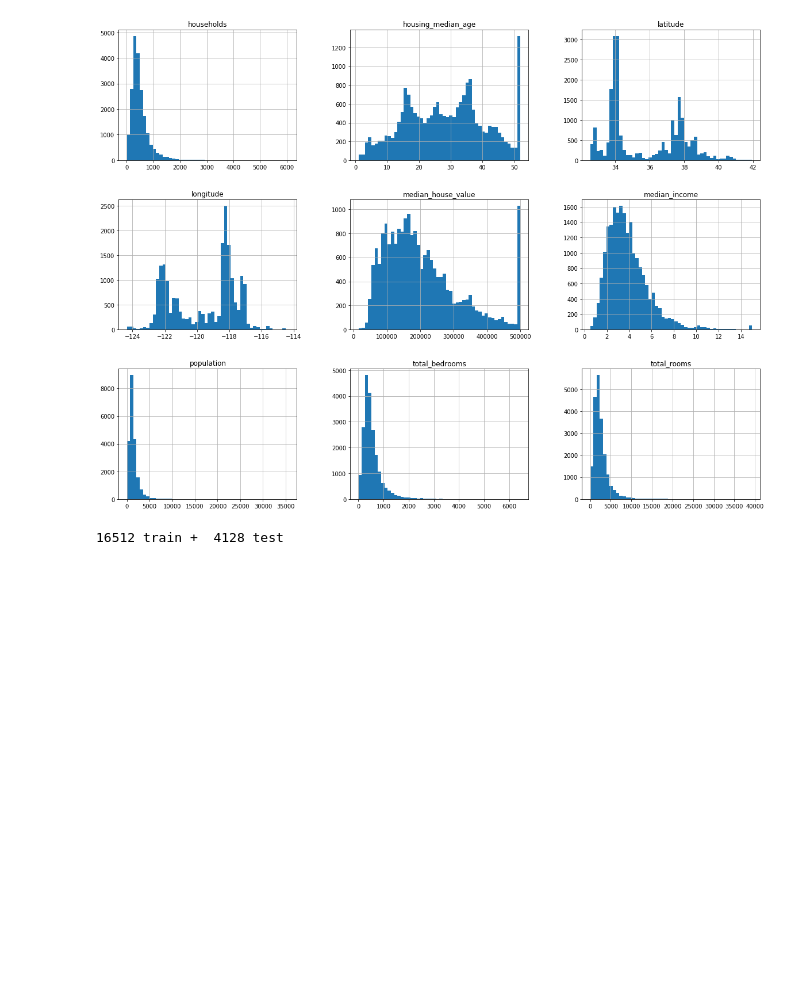
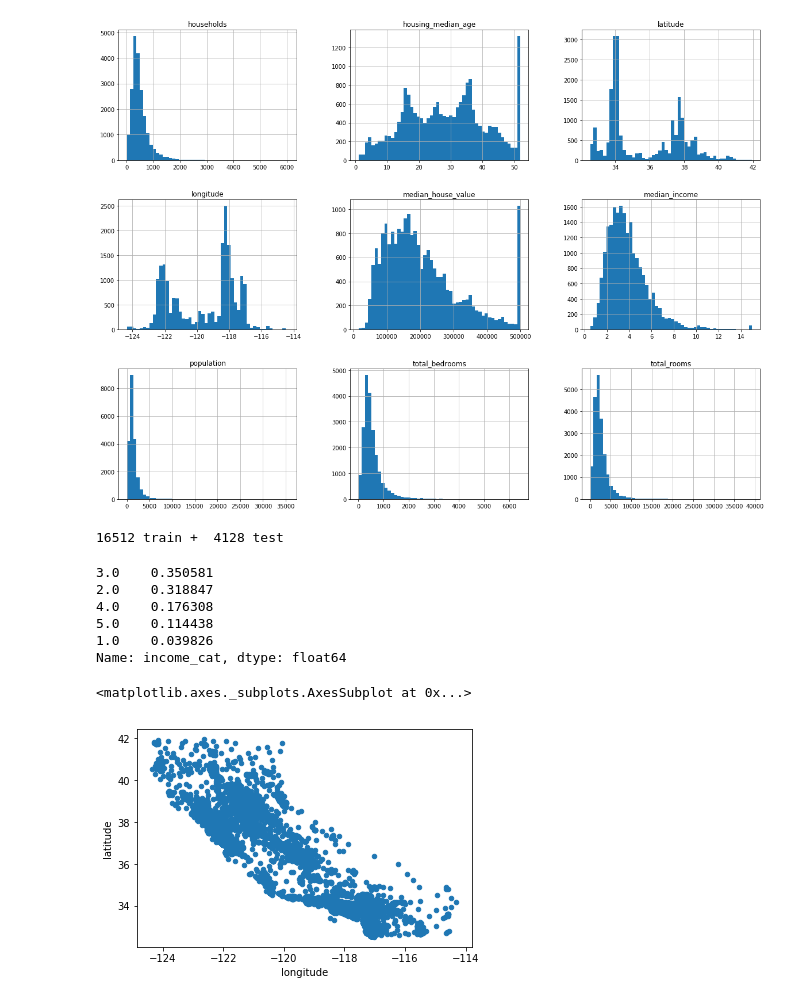
Before and after one commit to Weizhuo-Zhang/ML_coursera, a Jupyter notebook: hands_on_ML/2_end_to_end_machine_learning_project.ipynb, the cells around one changed output. Saved outputs shown, nothing was run; the diff lists cells and outputs as text; code cells hidden in the pictures; blank space fills up the shorter version.

```diff
--- a/hands_on_ML/2_end_to_end_machine_learning_project.ipynb
+++ b/hands_on_ML/2_end_to_end_machine_learning_project.ipynb
@@ -103,0 +116,20 @@ def test_set_check(identifier, test_ratio, hash):
+# %%
+housing["income_cat"] = np.ceil(housing["median_income"] / 1.5)
+housing["income_cat"].where(housing["income_cat"] < 5, 5.0, inplace=True)
+# %%
+from sklearn.model_selection import StratifiedShuffleSplit
+
+split = StratifiedShuffleSplit(n_splits=1, test_size=0.2, random_state=42)
+
+for train_index, test_index in split.split(housing, housing["income_cat"]):
+  strat_train_set = housing.loc[train_index]
+  strat_test_set = housing.loc[test_index]
+# %%
+housing["income_cat"].value_counts() / len(housing)
+# %% [output]
+3.0    0.350581
+2.0    0.318847
+4.0    0.176308
+5.0    0.114438
+1.0    0.039826
+Name: income_cat, dtype: float64
@@ -103,0 +139,7 @@ def test_set_check(identifier, test_ratio, hash):
+# %%
+housing = strat_train_set.copy()
+# %%
+housing.plot(kind="scatter", x="longitude", y="latitude")
+# %% [output]
+<matplotlib.axes._subplots.AxesSubplot at 0x...>
+[figure, added]
```
Also changed, not shown: parts of 20 cells of this notebook.
